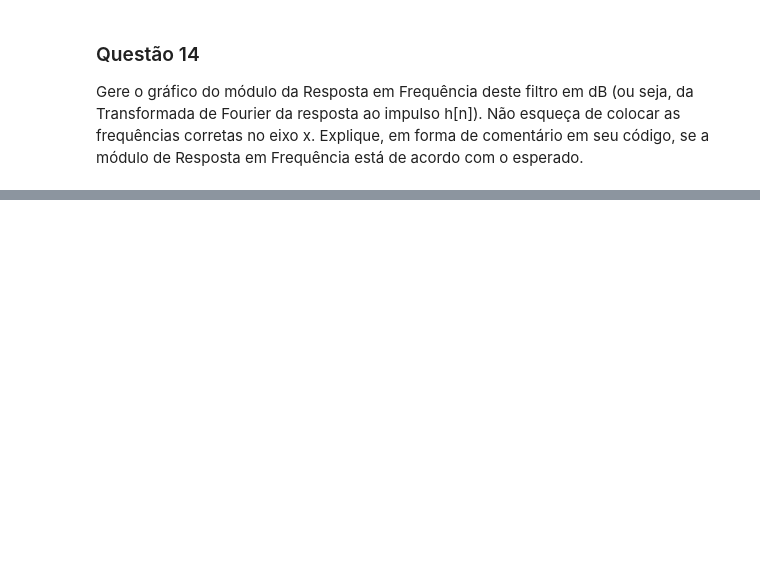
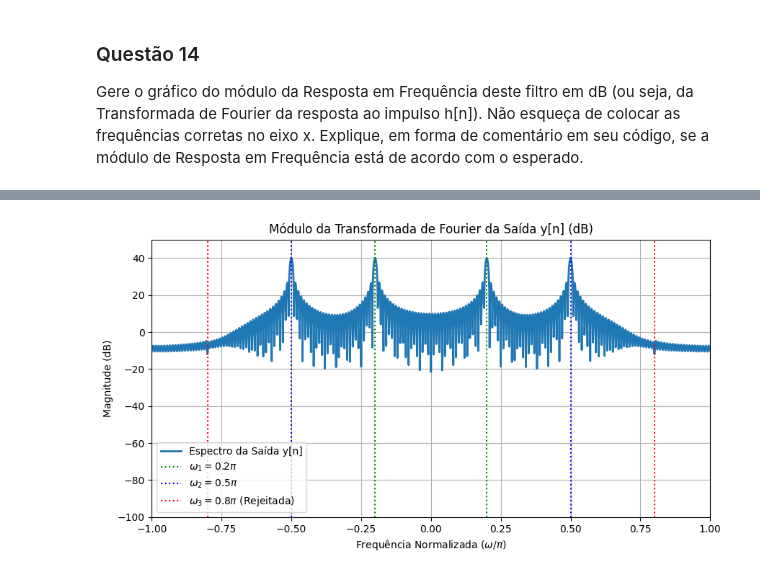
Before and after one commit to RyamLael/Processamento-digital-de-sinais, a Jupyter notebook: trabalho 01 - Filtros de Fase Linear e Janelamento.ipynb, the cells around one changed output, grey strips where cells are left out. Cells and saved outputs as stored; diff of their text form; code cells hidden in the pictures; blank space fills up the shorter version.

```diff
--- a/trabalho 01 - Filtros de Fase Linear e Janelamento.ipynb
+++ b/trabalho 01 - Filtros de Fase Linear e Janelamento.ipynb
@@ -772,0 +1029,44 @@ módulo de Resposta em Frequência está de acordo com o esperado.
+# %%
+# Filtragem: Convolução y[n] = x[n] * h[n]
+y_n = np.convolve(x_n, h_n, mode="same")
+
+# Cálculo da transformada de Fourier (FFT) da Saída y[n]
+
+# Tamanho da FFT para melhor resolução de frequência
+N_FFT = 2048
+Y_f = np.fft.fft(y_n, N_FFT)
+
+# Reordenando para ficar simétrico (frescura do python)
+Y_shift = np.fft.fftshift(Y_f)
+
+# Eixo de frequências simétrico: [-pi, pi]
+omega = np.linspace(-np.pi, np.pi, N_FFT, endpoint=False)
+omega_norm = omega / np.pi
+
+# Módulo em dB
+Y_dB = 20 * np.log10(np.abs(Y_shift) + 1e-12)
+
+# Gráfico do Módulo da Transformada de Fourier da Saída y[n]
+plt.figure(figsize=(10, 5))
+plt.plot(omega_norm, Y_dB, linewidth=2, label='Espectro da Saída y[n]')
+plt.title("Módulo da Transformada de Fourier da Saída y[n] (dB)")
+plt.xlabel(r"Frequência Normalizada ($\omega/\pi$)")
+plt.ylabel("Magnitude (dB)")
+
+# Linhas de referência das frequências originais
+plt.axvline(0.2, color='g', linestyle=':', label=r"$\omega_1 = 0.2\pi$")
+plt.axvline(0.5, color='b', linestyle=':', label=r"$\omega_2 = 0.5\pi$")
+plt.axvline(0.8, color='r', linestyle=':', label=r"$\omega_3 = 0.8\pi$ (Rejeitada)")
+
+# Linhas de referência simétricas
+plt.axvline(-0.2, color='g', linestyle=':')
+plt.axvline(-0.5, color='b', linestyle=':')
+plt.axvline(-0.8, color='r', linestyle=':')
+
+plt.xlim(-1, 1)
+plt.ylim(-100, 50)
+plt.legend()
+plt.grid(True)
+plt.show()
+# %% [output]
+[figure, added]
```
Also changed, not shown: parts of 28 cells of this notebook.
